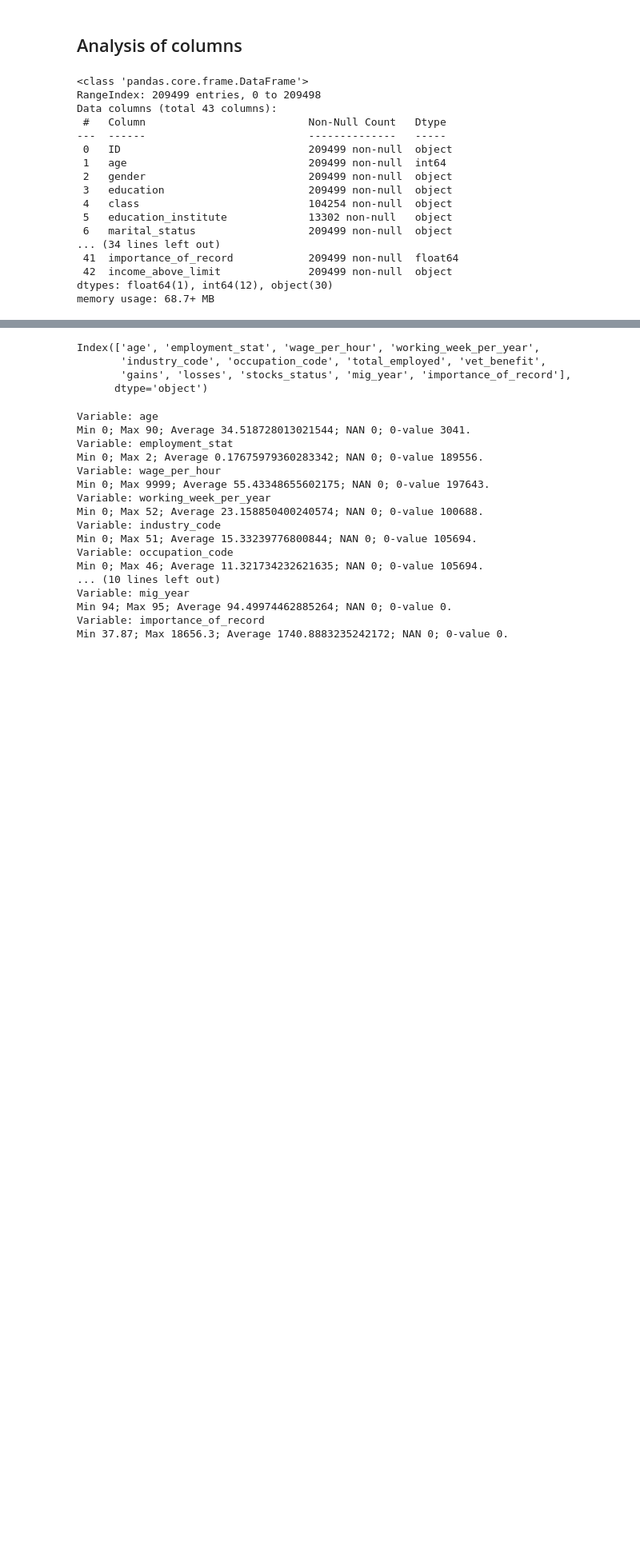
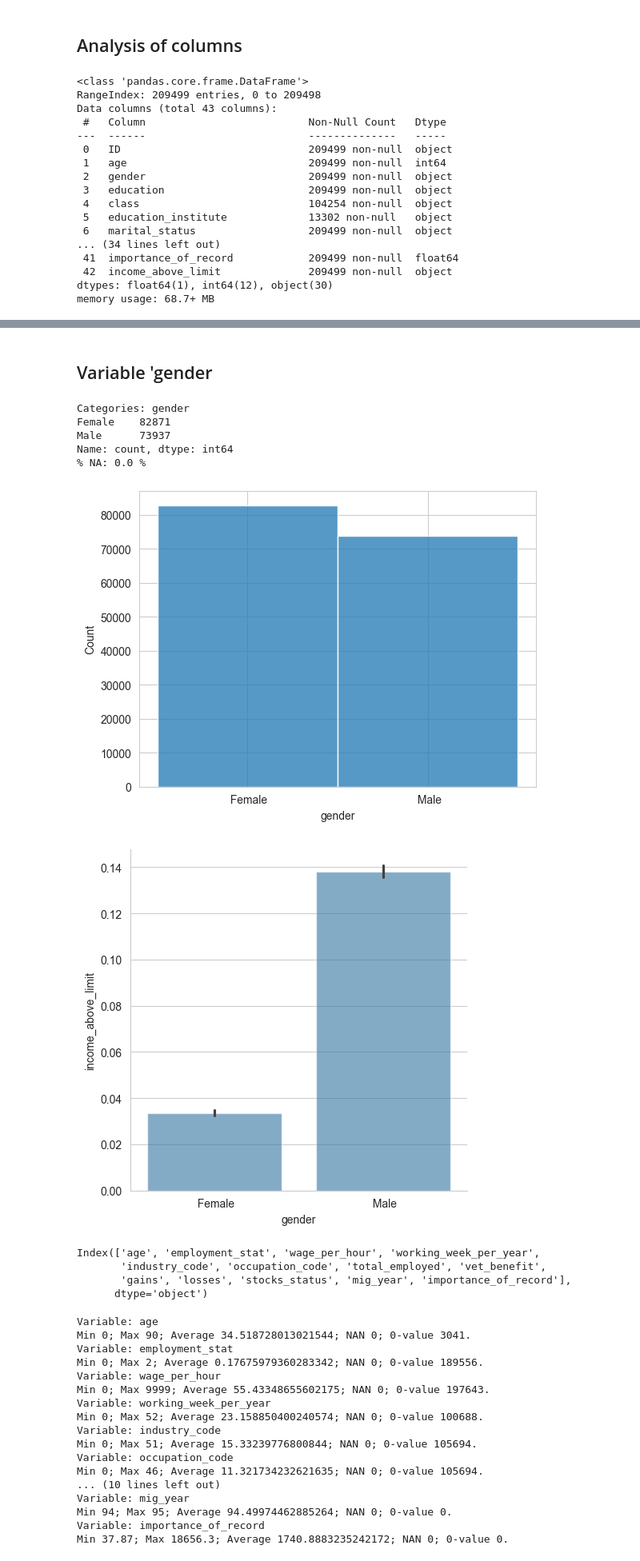
Before and after one commit to hanksnowdon/DataMiningProject, a Jupyter notebook: notebooks/01_EDA.ipynb, the cells around one changed output, grey strips where cells are left out. Shown: that part at 80% size. Saved outputs shown, nothing was run; the diff lists cells and outputs as text; code cells hidden in the pictures; blank space fills up the shorter version.

```diff
--- a/notebooks/01_EDA.ipynb
+++ b/notebooks/01_EDA.ipynb
@@ -66,0 +150,14 @@ data.drop('ID', axis=1, inplace=True)
+# %%
+data_16 = data.loc[data.age>=16]
+# %% [markdown]
+## Variable 'gender
+# %%
+cat_eda(data_16,'gender','income_above_limit')
+# %% [output]
+Categories: gender
+Female    82871
+Male      73937
+Name: count, dtype: int64
+% NA: 0.0 %
+[figure, added]
+[figure, added]
```
Also changed, not shown: parts of 14 cells of this notebook, 3 other files.
